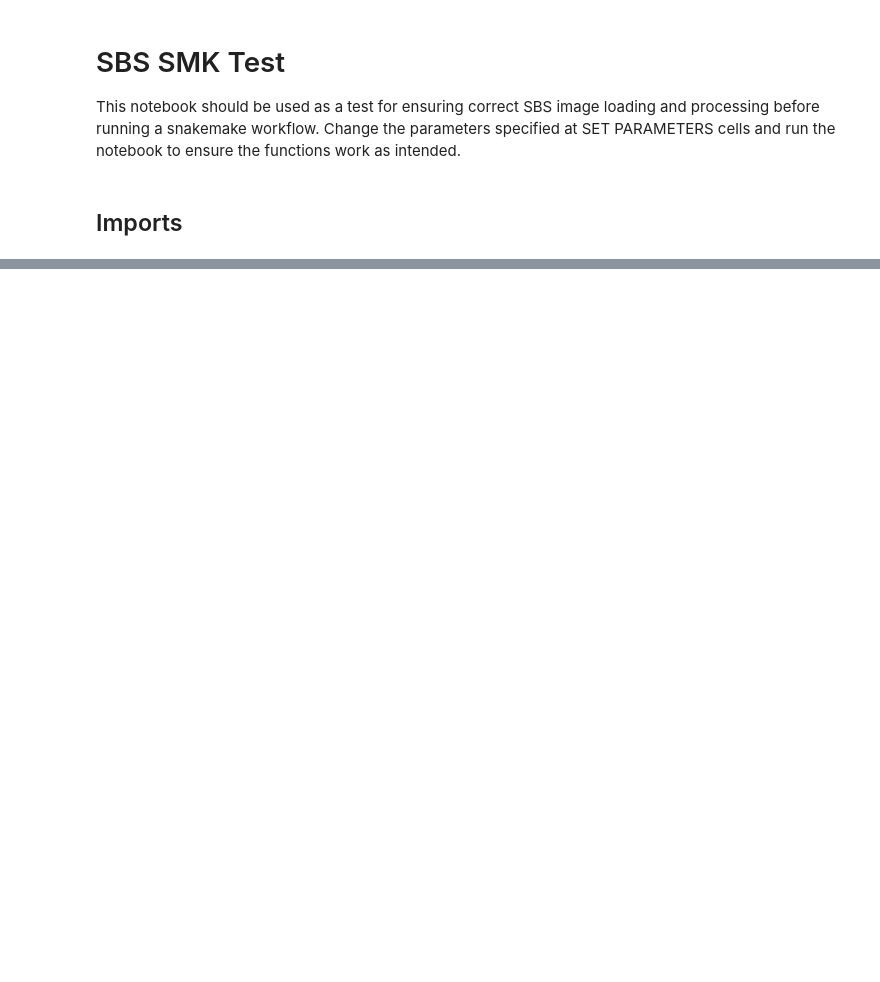
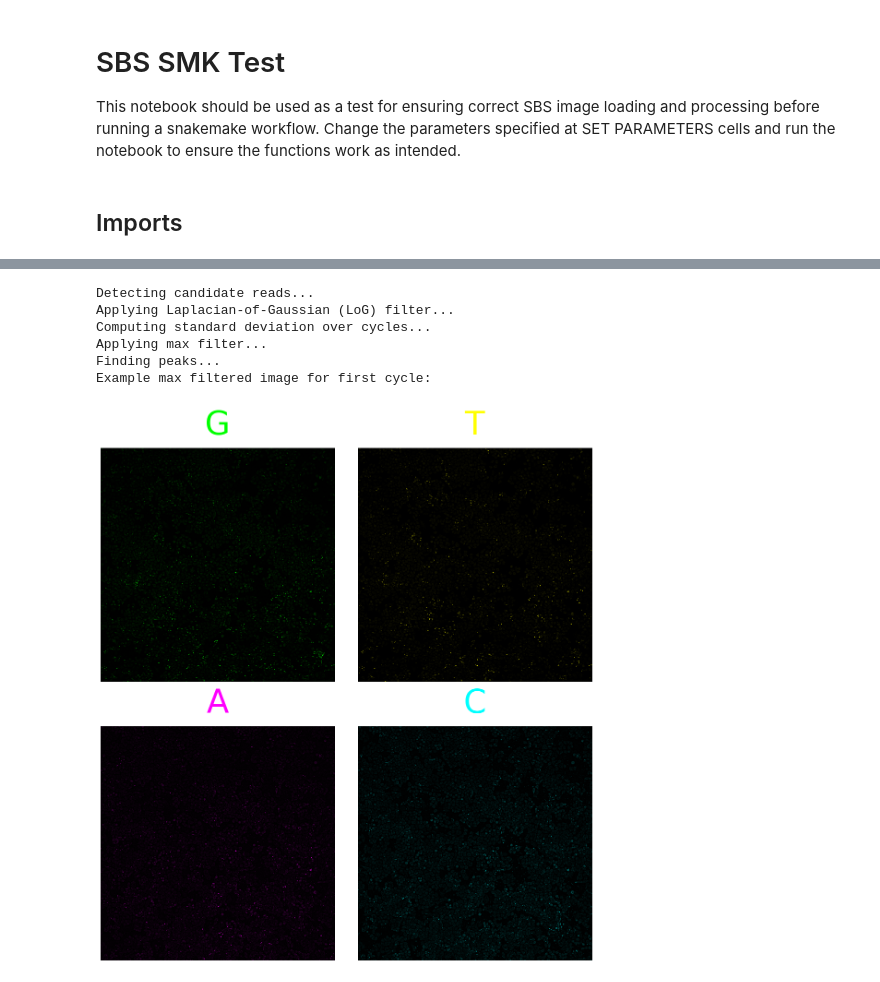
Before and after one commit to mat10d/OpticalPooledScreens, a Jupyter notebook: example_analysis/1_sbs/tile_based/1_sbs_smk_test.ipynb, the cells around one changed output, grey strips where cells are left out. Saved outputs shown, nothing was run; the diff lists cells and outputs as text; code cells hidden in the pictures; blank space fills up the shorter version.

```diff
--- a/example_analysis/1_sbs/tile_based/1_sbs_smk_test.ipynb
+++ b/example_analysis/1_sbs/tile_based/1_sbs_smk_test.ipynb
@@ -170,0 +149,13 @@ save(name(description, tag='aligned', subdir=OUTPUT_FILES_DIR), aligned, display
+# %%
+print("Loading input images...")
+input_image_paths = generate_file_paths(
+    INPUT_FILES_DIR, PREPROCESS_PATTERN, WELLS, TILES, SBS_CYCLES
+)
+input_images = [read(f) for f in input_image_paths]
+print(f"Input images loaded: {len(input_images)}")
+# parse description from input image
+description = parse(input_image_paths[0])
+keys_to_remove = ["cycle", "tag", "file"]
+for key in keys_to_remove:
+    description.pop(key, None)
+print(f"Input file description: {description}")
@@ -192 +210,51 @@ panel.add_channel_label()
 [figure]
+# %%
+print("Detecting candidate reads...")
+
+print("Applying Laplacian-of-Gaussian (LoG) filter...")
+loged = Snake_sbs._transform_log(aligned, skip_index=0)
+save(name(description, tag='log', subdir=OUTPUT_FILES_DIR),
+     loged, display_ranges=DISPLAY_RANGES, luts=LUTS)
+
+print("Computing standard deviation over cycles...")
+std = Snake_sbs._compute_std(loged, remove_index=0)
+save(name(description, tag='std', subdir=OUTPUT_FILES_DIR), std)
+
+print("Applying max filter...")
+# This corresponds to the 'max_filter' rule in Snakemake
+maxed = Snake_sbs._max_filter(loged, width=3, remove_index=0)
+save(name(description, tag='maxed', subdir=OUTPUT_FILES_DIR),
+     maxed, display_ranges=DISPLAY_RANGES[1:], luts=LUTS[1:])
+
+print("Finding peaks...")
+peaks = Snake_sbs._find_peaks(std)
+save(name(description, tag='peaks', subdir=OUTPUT_FILES_DIR), peaks)
+
+print("Example max filtered image for first cycle:")
+# show max filtered data for one round
+g_maxed_microshow = microplot.Microimage(maxed[0, 0, :, :],
+                                         cmaps='pure_green',
+                                         channel_names='G')
+t_maxed_microshow = microplot.Microimage(maxed[0, 1, :, :],
+                                         cmaps='pure_yellow',
+                                         channel_names='T')
+a_maxed_microshow = microplot.Microimage(maxed[0, 2, :, :],
+                                         cmaps='pure_magenta',
+                                         channel_names='A')
+c_maxed_microshow = microplot.Microimage(maxed[0, 3, :, :],
+                                         cmaps='pure_cyan',
+                                         channel_names='C')
+panel = Micropanel(rows=2, cols=2, figscaling=6)
+panel.add_element([0, 0], g_maxed_microshow)
+panel.add_element([0, 1], t_maxed_microshow)
+panel.add_element([1, 0], a_maxed_microshow)
+panel.add_element([1, 1], c_maxed_microshow)
+panel.add_channel_label()
+# %% [output]
+Detecting candidate reads...
+Applying Laplacian-of-Gaussian (LoG) filter...
+Computing standard deviation over cycles...
+Applying max filter...
+Finding peaks...
+Example max filtered image for first cycle:
+[figure, added]
```
Also changed, not shown: parts of 10 cells of this notebook, 2 other files.
